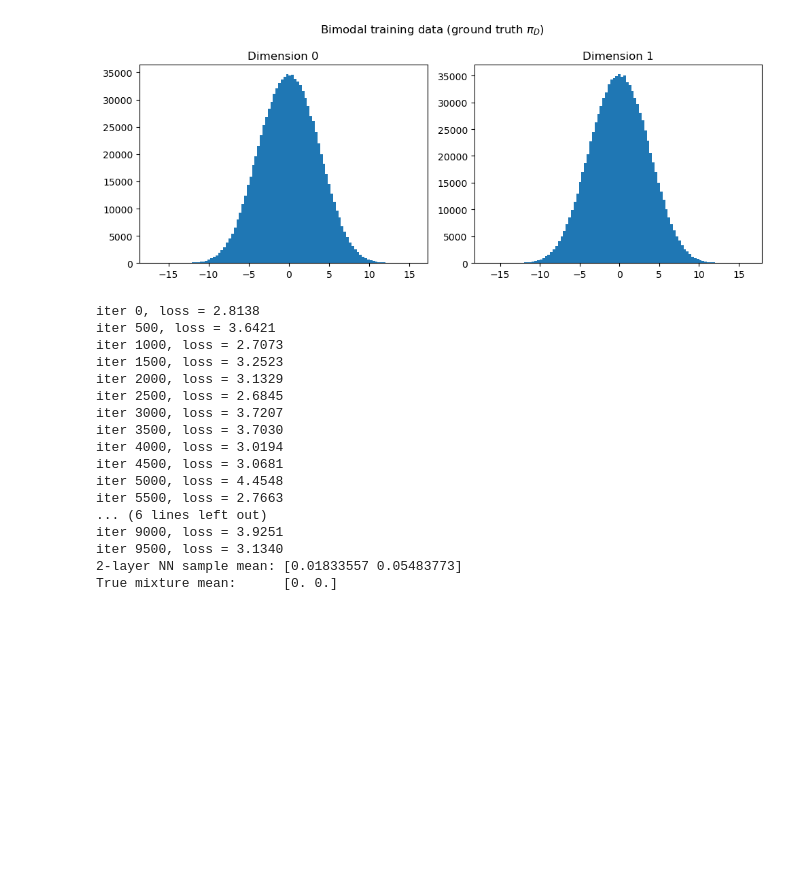
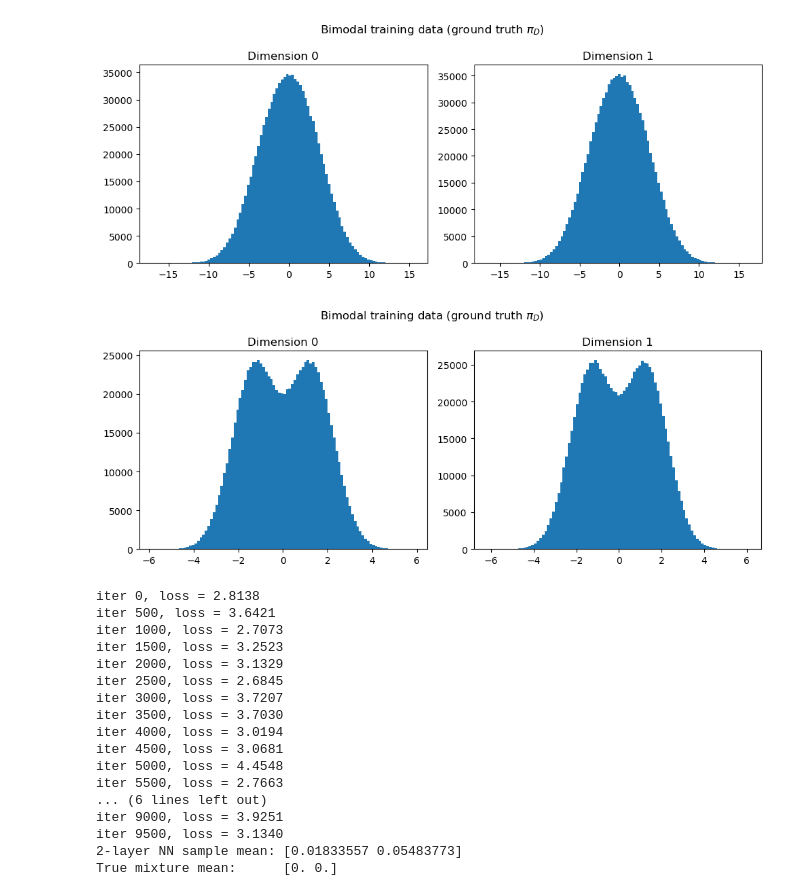
Before and after one commit to kylemcgillivray/Masters-Dissertation, a Jupyter notebook: sampler_2.ipynb, the cells around one changed output. Saved outputs shown, nothing was run; the diff lists cells and outputs as text; code cells hidden in the pictures; blank space fills up the shorter version.

```diff
--- a/sampler_2.ipynb
+++ b/sampler_2.ipynb
@@ -148,6 +148,30 @@ plt.tight_layout()
 plt.show()
 # %% [output]
 [figure]
+# %%
+# Visibly separable bimodal example.
+d = 2
+mu1 = np.array([1.3, 1.3])
+mu2 = np.array([-1.3, -1.3])
+weight = 0.5
+sigma_mix = 1.0
+
+N_bimodal = 1_000_000
+X_data_bimodal = fct.sample_bimodal_data(
+    N=N_bimodal, d=d, mu1=mu1, mu2=mu2, sigma=sigma_mix, weight=weight
+)
+
+true_mixture_mean = weight * mu1 + (1 - weight) * mu2
+
+fig, axes = plt.subplots(1, d, figsize=(10, 4))
+for i in range(d):
+    axes[i].hist(X_data_bimodal[:, i], bins=100)
+    axes[i].set_title(f"Dimension {i}")
+plt.suptitle("Bimodal training data (ground truth $\\pi_D$)")
+plt.tight_layout()
+plt.show()
+# %% [output]
+[figure, added]
 # %%
 # ------------------------------------------------------------
 # Train the 2-layer ScoreNet on the bimodal mixture at T = 1.
```
Also changed, not shown: parts of 3 cells of this notebook, 4 other files.
